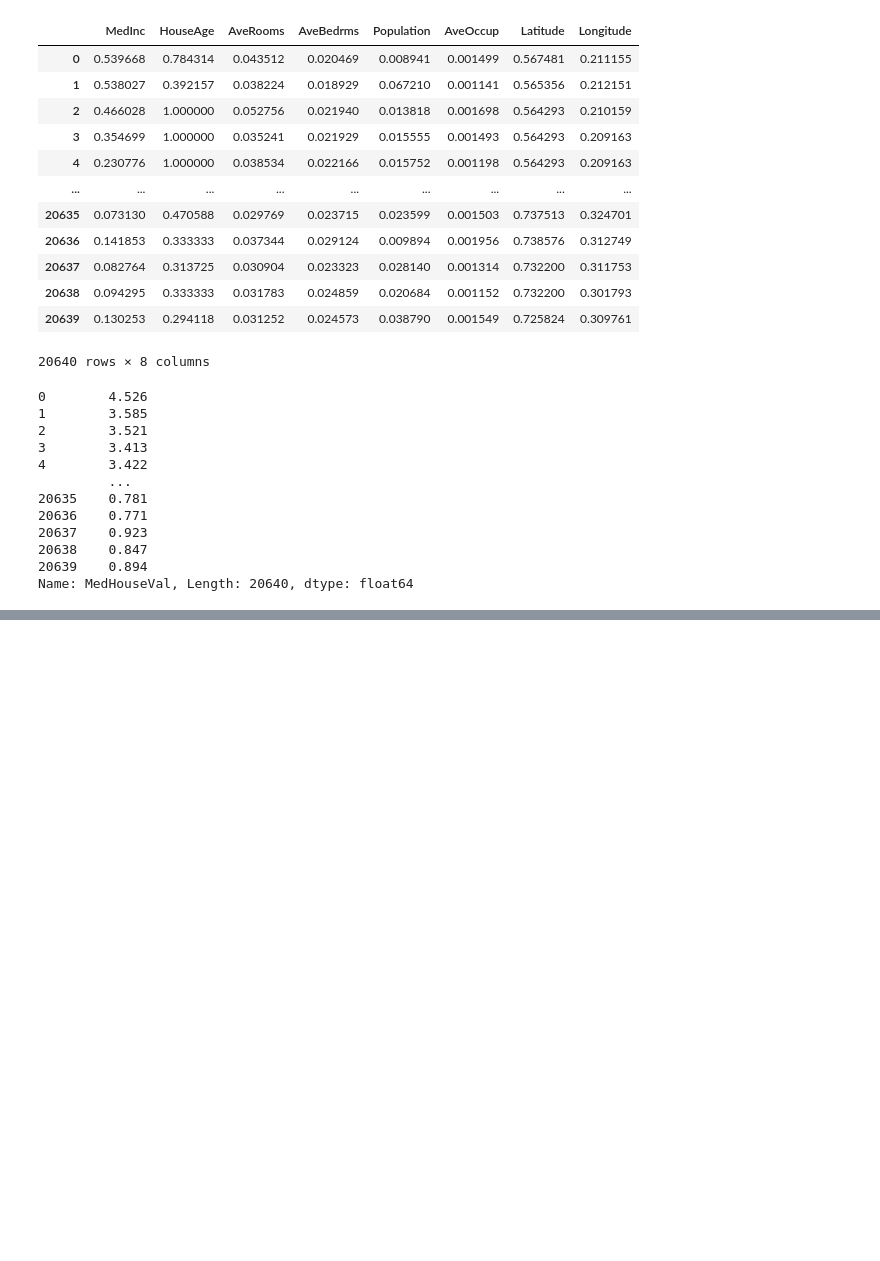
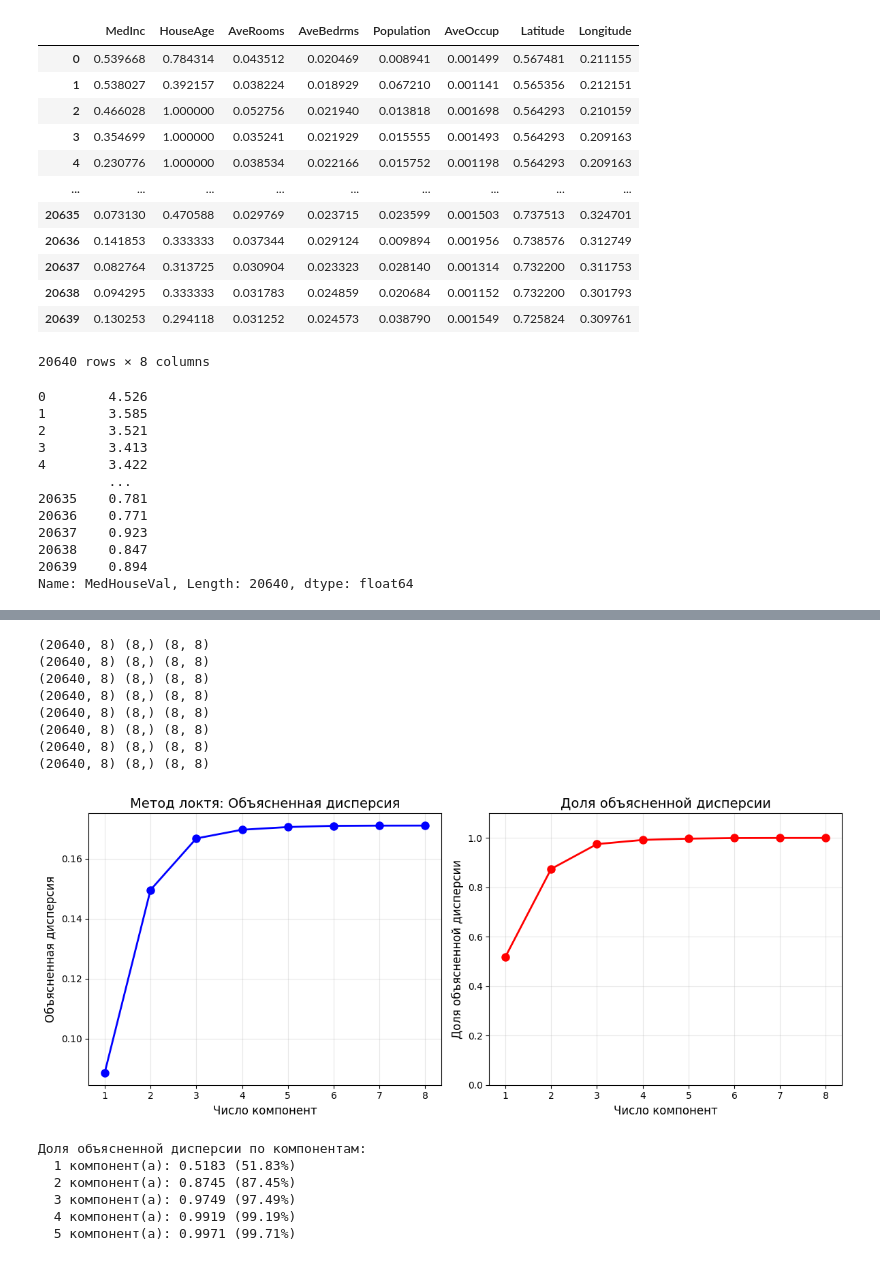
Before and after one commit to itmo-mla/fall-2025, a Jupyter notebook: students/zinatulin-av/lab4/notebook.ipynb, the cells around one changed output, grey strips where cells are left out. Cells and saved outputs as stored; diff of their text form; code cells hidden in the pictures; blank space fills up the shorter version.

```diff
--- a/students/zinatulin-av/lab4/notebook.ipynb
+++ b/students/zinatulin-av/lab4/notebook.ipynb
@@ -81,0 +121,62 @@ print(f"С PCA (5 dim): R2 = {reg_pca.score(X_test_pca, y_test):.4f}, MSE = {mea
+# %%
+import matplotlib.pyplot as plt
+import numpy as np
+from source.pca import PCA
+
+X_centered = X - np.mean(X, axis=0)
+_, s_full, _ = np.linalg.svd(X_centered, full_matrices=False)
+total_variance = np.sum(s_full ** 2) / (X.shape[0] - 1)
+
+n_features = X.shape[1]
+explained_variances = []
+explained_variance_ratios = []
+
+for n_comp in range(1, n_features + 1):
+    pca = PCA(n_components=n_comp)
+    pca.fit(X)
+    explained_variances.append(pca.explained_variance_)
+
+    explained_variance_ratio = np.sum(pca.explained_variance_) / total_variance
+    explained_variance_ratios.append(explained_variance_ratio)
+
+plt.figure(figsize=(12, 5))
+
+plt.subplot(1, 2, 1)
+plt.plot(range(1, n_features + 1), [np.sum(ev) for ev in explained_variances], 'bo-', linewidth=2, markersize=8)
+plt.xlabel('Число компонент', fontsize=12)
+plt.ylabel('Объясненная дисперсия', fontsize=12)
+plt.title('Метод локтя: Объясненная дисперсия', fontsize=14)
+plt.grid(True, alpha=0.3)
+plt.xticks(range(1, n_features + 1))
+
+plt.subplot(1, 2, 2)
+plt.plot(range(1, n_features + 1), explained_variance_ratios, 'ro-', linewidth=2, markersize=8)
+plt.xlabel('Число компонент', fontsize=12)
+plt.ylabel('Доля объясненной дисперсии', fontsize=12)
+plt.title('Доля объясненной дисперсии', fontsize=14)
+plt.grid(True, alpha=0.3)
+plt.xticks(range(1, n_features + 1))
+plt.ylim([0, 1.1])
+
+plt.tight_layout()
+plt.show()
+
+print("Доля объясненной дисперсии по компонентам:")
+for i, ratio in enumerate(explained_variance_ratios[:5], 1):
+    print(f"  {i} компонент(а): {ratio:.4f} ({ratio*100:.2f}%)")
+# %% [output]
+(20640, 8) (8,) (8, 8)
+(20640, 8) (8,) (8, 8)
+(20640, 8) (8,) (8, 8)
+(20640, 8) (8,) (8, 8)
+(20640, 8) (8,) (8, 8)
+(20640, 8) (8,) (8, 8)
+(20640, 8) (8,) (8, 8)
+(20640, 8) (8,) (8, 8)
+[figure, added]
+Доля объясненной дисперсии по компонентам:
+  1 компонент(а): 0.5183 (51.83%)
+  2 компонент(а): 0.8745 (87.45%)
+  3 компонент(а): 0.9749 (97.49%)
+  4 компонент(а): 0.9919 (99.19%)
+  5 компонент(а): 0.9971 (99.71%)
```
Also changed, not shown: parts of 3 cells of this notebook, 5 other files.
